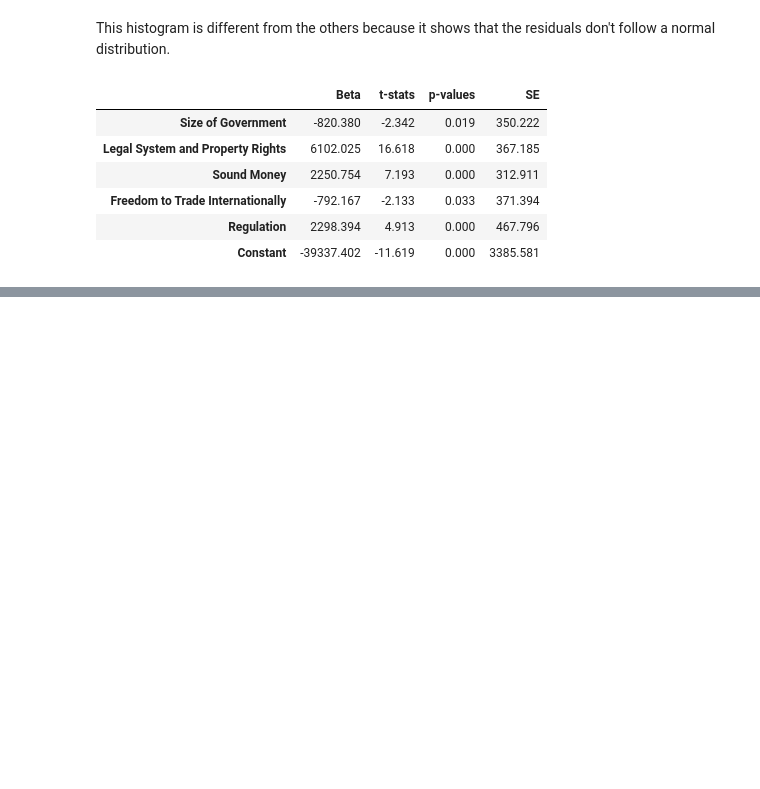
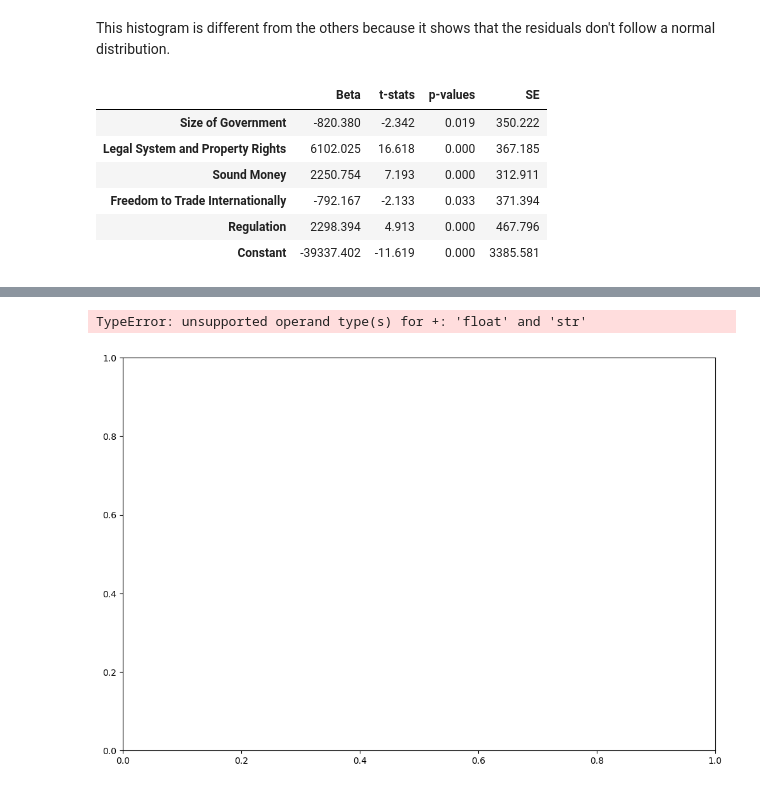
Before and after one commit to MattKrepp1/Econ-411, a Jupyter notebook: At Home Projects/Homework 7 Working with OLS.ipynb, the cells around one changed output, grey strips where cells are left out. Drawn from its saved outputs; the diff is of its cells as text; code cells hidden in the pictures; blank space fills up the shorter version.

```diff
--- a/At Home Projects/Homework 7 Working with OLS.ipynb
+++ b/At Home Projects/Homework 7 Working with OLS.ipynb
@@ -237,0 +239,11 @@ KeyError: 'RDPG Per Capita'
+# %%
+countries = result["Countries"]
+for country in countries:
+    try:
+        plot_data = result.loc[country]
+        fig, ax = plt.subplots(figsize = (20,10))
+        plot_data[[y_var[0], "Prediction"]].add(1).cumprod().plot.line(ax = ax,
+                                                           legend = True)
+        ax.set_title(country)
+    except:
+        print(country + " does not appear to be in index")
@@ -237,0 +268,11 @@ KeyError: 'RDPG Per Capita'
+# %%
+for country in countries:
+    fig, ax = plt.subplots(figsize = (12,8))
+
+    result[y_var + ["Predictor"]].loc[country].cumprod().plot.line(ax = ax, legend = False)
+
+    ax.set_title(country)
+    plt.plot()
+# %% [output]
+TypeError: unsupported operand type(s) for +: 'float' and 'str'
+[figure, added]
```
Also changed, not shown: parts of 11 cells of this notebook, 1 other file.
